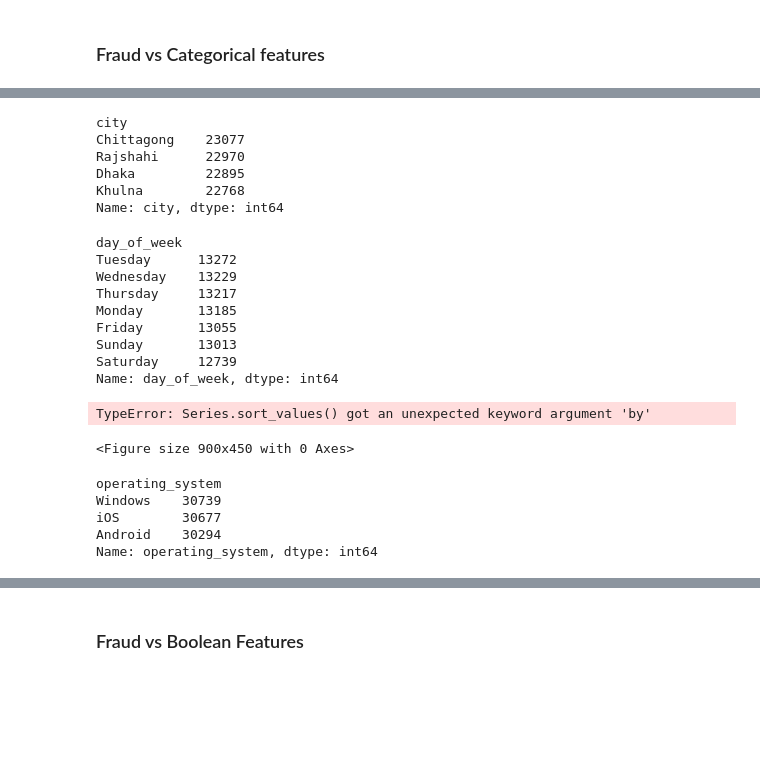
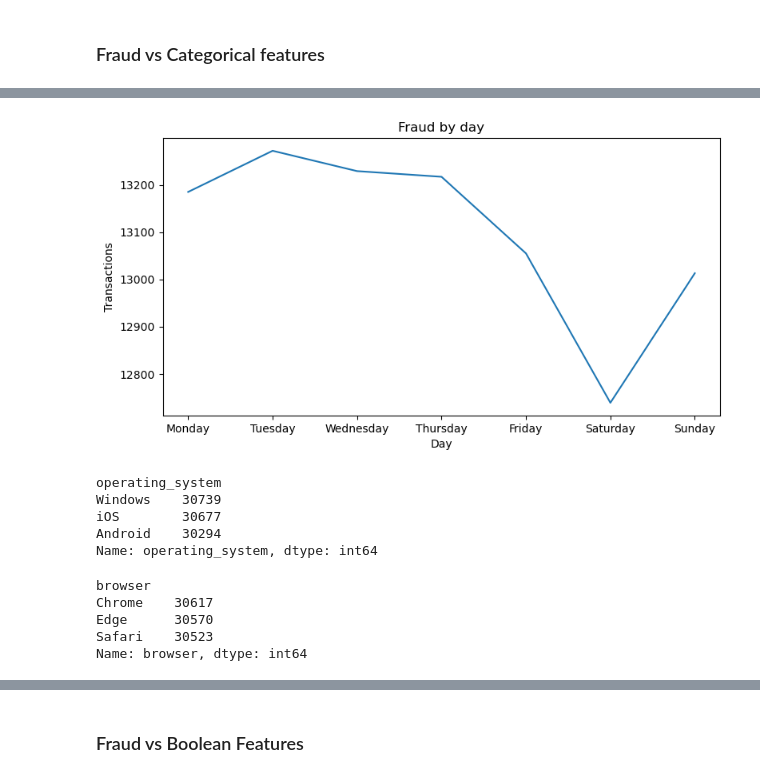
Before and after one commit to jpcampos04/2604_predictive_model_financial_fraud, a Jupyter notebook: 2604_predictive_model_financial_fraud.ipynb, the cells around one changed output, grey strips where cells are left out. Cells and saved outputs as stored; diff of their text form; code cells hidden in the pictures; blank space fills up the shorter version.

```diff
--- a/2604_predictive_model_financial_fraud.ipynb
+++ b/2604_predictive_model_financial_fraud.ipynb
@@ -326,0 +373,5 @@ Name: transaction_type, dtype: int64
+# %%
+day = ['Monday', 'Tuesday', 'Wednesday', 'Thursday', 'Friday', 'Saturday', 'Sunday']
+fraud_count_day = df[df['is_fraud'] == 1].groupby(['day_of_week'])['day_of_week'].count().reindex(day)
+
+print(fraud_count_day)
@@ -327,50 +388,34 @@ Name: transaction_type, dtype: int64
+# %%
+# Plot fraud by day
+plt.figure(figsize=(9,4.5))
+
+sns.lineplot(x=fraud_count_day.index,
+             y=fraud_count_day.values
+)
+
+plt.title("Fraud by day")
+plt.xlabel('Day')
+plt.ylabel('Transactions')
+plt.show()
+# %% [output]
+[figure, added]
 # %%
-fraud_vs_city = df[df['is_fraud'] == 1].groupby(['city'])['city'].count().sort_values(ascending=False)
+fraud_count_opsystem = df[df['is_fraud'] == 1].groupby(['operating_system'])['operating_system'].count().sort_values(ascending=False)
 
-print(fraud_vs_city)
+print(fraud_count_opsystem)
 # %% [output]
-city
-Chittagong    23077
-Rajshahi      22970
-Dhaka         22895
-Khulna        22768
-Name: city, dtype: int64
+operating_system
+Windows    30739
+iOS        30677
+Android    30294
+Name: operating_system, dtype: int64
 # %%
-fraud_vs_day = df[df['is_fraud'] == 1].groupby(['day_of_week'])['day_of_week'].count().sort_values(ascending=False)
+fraud_count_browser = df[df['is_fraud'] == 1].groupby(['browser'])['browser'].count().sort_values(ascending=False)
 
-print(fraud_vs_day)
+print(fraud_count_browser)
 # %% [output]
-day_of_week
-Tuesday      13272
-Wednesday    13229
-Thursday     13217
-Monday       13185
-Friday       13055
-Sunday       13013
-Saturday     12739
-Name: day_of_week, dtype: int64
+browser
+Chrome    30617
+Edge      30570
+Safari    30523
+Name: browser, dtype: int64
-# %%
-# Plot fraud by day
-plt.figure(figsize=(9,4.5))
-
-sns.lineplot(x=fraud_vs_day.sort_values(by='Monday', 'Tuesday', 'Wednesday', 'Thursday', 'Friday', 'Saturday', 'Sunday').index,
-             y=fraud_vs_day.values
-)
-
-plt.title("Fraud by hour")
-plt.xlabel('Hours')
-plt.ylabel('Transactions')
-plt.show()
-# %% [output]
-TypeError: Series.sort_values() got an unexpected keyword argument 'by'
-<Figure size 900x450 with 0 Axes>
-# %%
-fraud_vs_opsystem = df[df['is_fraud'] == 1].groupby(['operating_system'])['operating_system'].count().sort_values(ascending=False)
-
-print(fraud_vs_opsystem)
-# %% [output]
-operating_system
-Windows    30739
-iOS        30677
-Android    30294
-Name: operating_system, dtype: int64
```
Also changed, not shown: parts of 57 cells of this notebook.
